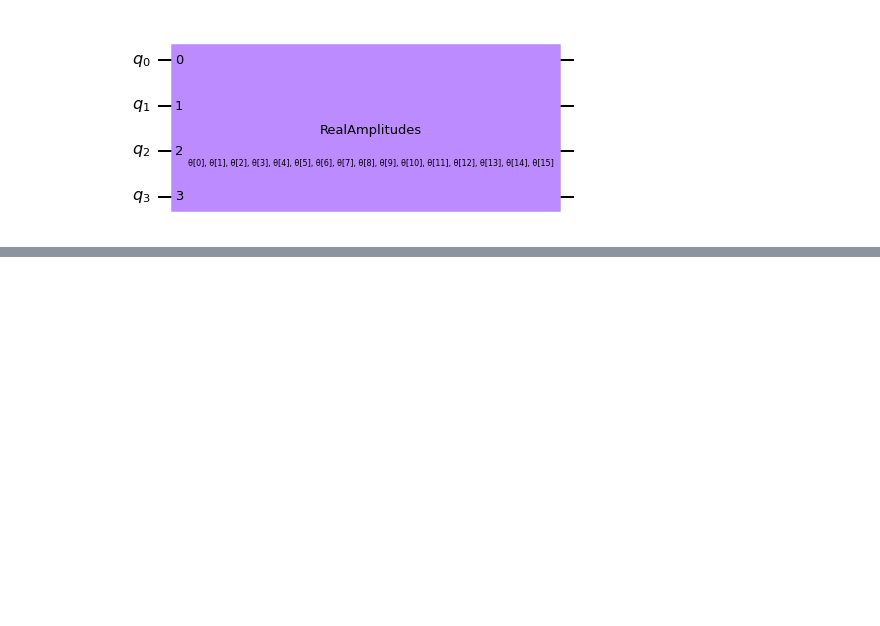
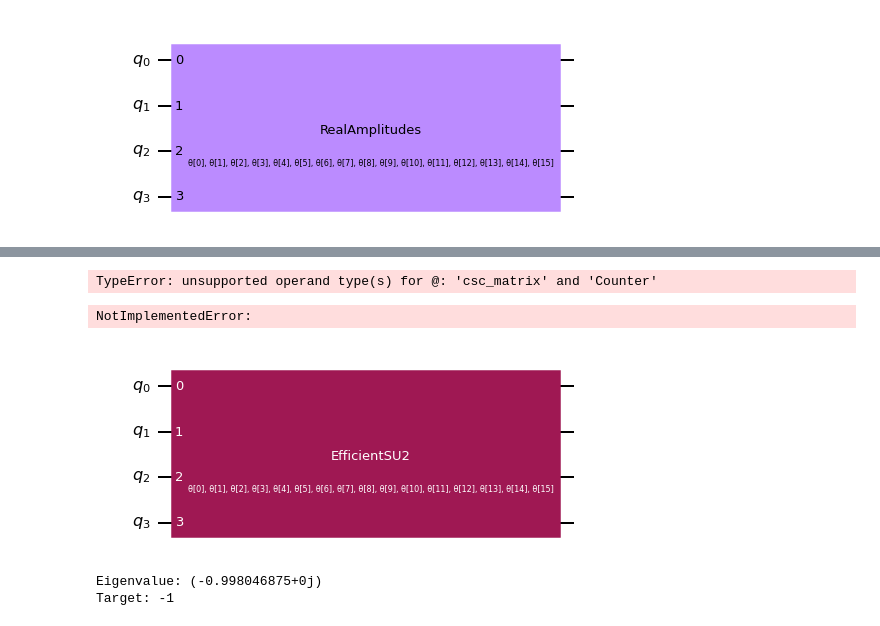
Before and after one commit to shrey708/Qiskit-Portfolio-Optimization, a Jupyter notebook: VQE_Circuits.ipynb, the cells around one changed output, grey strips where cells are left out. Saved outputs shown, nothing was run; the diff lists cells and outputs as text; code cells hidden in the pictures; blank space fills up the shorter version.

Commit message:
VQE_Circuits

```diff
--- a/VQE_Circuits.ipynb
+++ b/VQE_Circuits.ipynb
@@ -14,0 +37,51 @@ classifier.draw(output='mpl')
+# %%
+import numpy as np
+from blueqat import Circuit
+from blueqat.pauli import X, Y, Z, I
+from blueqat.vqe import AnsatzBase, Vqe
+class OneQubitAnsatz(AnsatzBase):
+  def __init__(self, hamiltonian):
+    super().__init__(hamiltonian.to_expr(), 4)
+    self.step = 1
+  def get_circuit(self, params):
+    a, b, c, d = params
+    return Circuit().ry(a)[0].rz(b)[0].ry(c)[1].rz(d)[1]
+
+# hamiltonian is important
+h = -Z(0) - Z(0)*Z(1)
+runner = Vqe(OneQubitAnsatz(h))
+result = runner.run()
+print('Result by VQE')
+print(runner.ansatz.get_energy(result.circuit, runner.sampler))
+# %% [output]
+TypeError: unsupported operand type(s) for @: 'csc_matrix' and 'Counter'
+# %%
+import numpy as np
+from blueqat import Circuit
+from blueqat.pauli import X, Y, Z, I
+from blueqat.pauli import qubo_bit as q
+from blueqat.vqe import AnsatzBase, Vqe
+class QubitAnsatz(AnsatzBase):
+  def __init__(self, hamiltonian):
+    super().__init__(hamiltonian, 4)
+    self.step = 1
+def get_circuit(self, params):
+    a, b, c, d = params
+    return Circuit().ry(a)[0].rz(b)[0].ry(c)[1].rz(d)[1]
+
+h = -3*q(0)-3*q(1)-2*q(0)*q(1)
+h = h.to_expr().simplify()
+runner = Vqe(QubitAnsatz(h))
+result = runner.run()
+print('Result by VQE')
+print(runner.ansatz.get_energy(result.circuit, runner.sampler))# Hamiltonian to matrix
+mat = h.to_matrix()# Calculate by numpy
+print('Result by numpy')
+print(np.linalg.eigh(mat)[0][0])
+# %% [output]
+NotImplementedError:
+# %%
+from qiskit.opflow import Z, I
+
+num_qubits = 4
+hamiltonian = (Z ^ Z) ^ (I ^ (num_qubits - 2))
@@ -14,0 +90,9 @@ classifier.draw(output='mpl')
+# %%
+from qiskit.circuit.library import EfficientSU2
+
+# the rotation gates are chosen randomly, so we set a seed for reproducibility
+ansatz = EfficientSU2(num_qubits, reps=1, entanglement='linear', insert_barriers=True)
+ansatz.draw('mpl', style='iqx')
+#print(ansatz)
+# %% [output]
+[figure, added]
@@ -14,0 +135,8 @@ classifier.draw(output='mpl')
+# %%
+
+
+print('Eigenvalue:', local_result.eigenvalue)
+print('Target:', target_energy)
+# %% [output]
+Eigenvalue: (-0.998046875+0j)
+Target: -1
```
Also changed, not shown: parts of 13 cells of this notebook.
